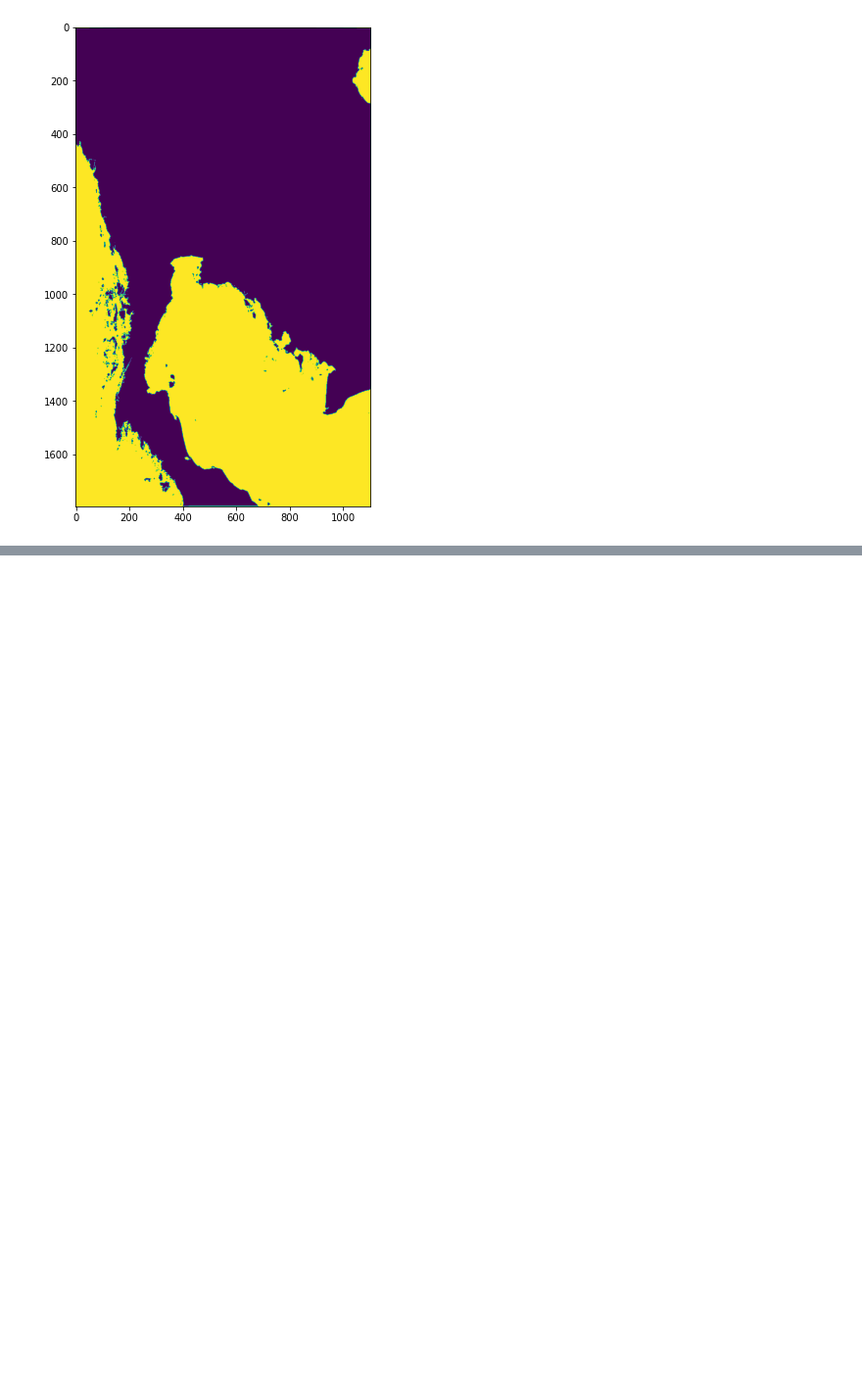
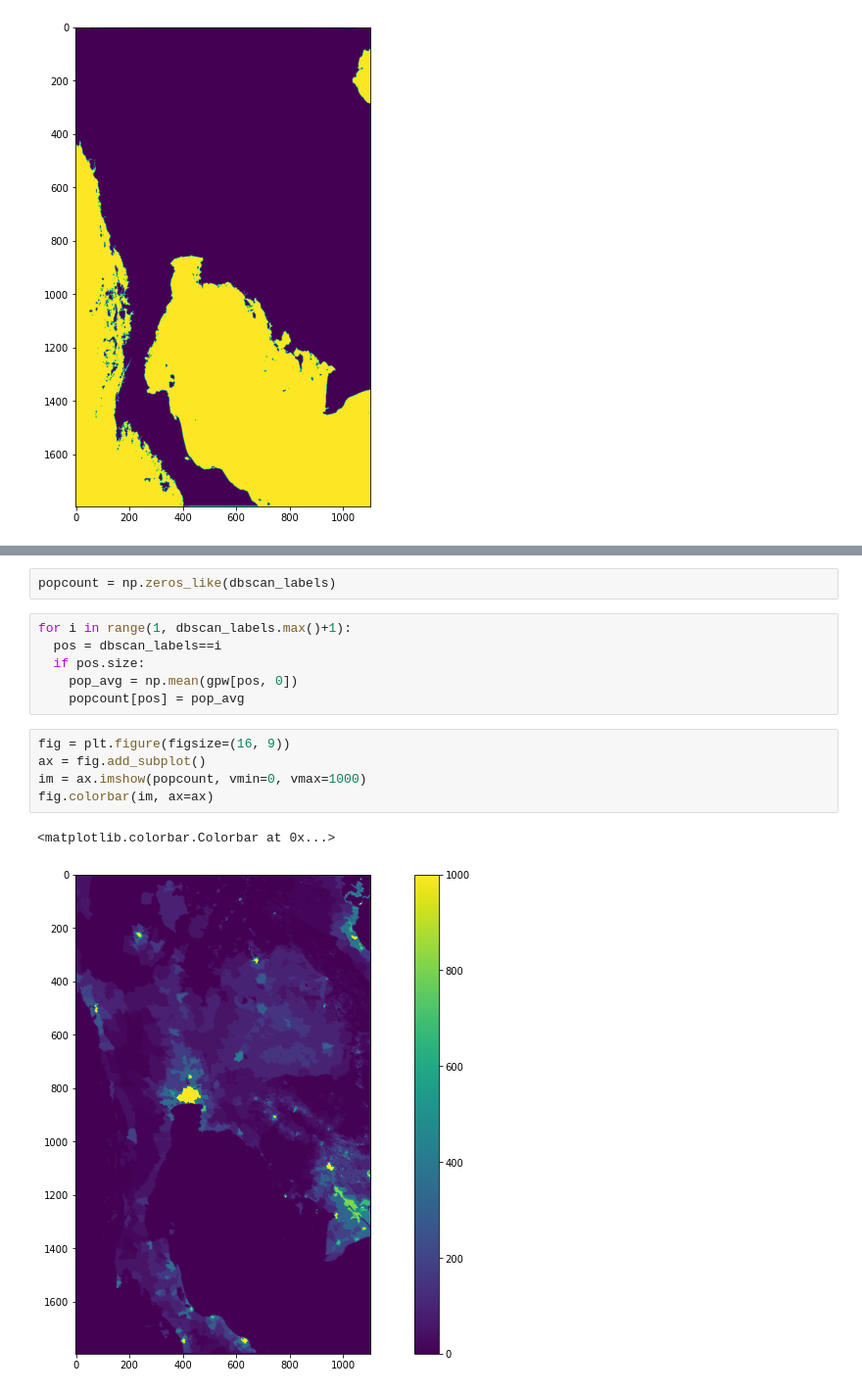
Before and after one commit to olley102/CommunityDetectionURSS, a Jupyter notebook: clustering_image_segmentation.ipynb, the cells around one changed output, grey strips where cells are left out. Shown at 98% size. Drawn from its saved outputs; the diff is of its cells as text; blank space fills up the shorter version.

Commit message:
Map of average popcount for each cluster

```diff
--- a/clustering_image_segmentation.ipynb
+++ b/clustering_image_segmentation.ipynb
@@ -208,0 +236,16 @@ ax.imshow(img)
+# %%
+popcount = np.zeros_like(dbscan_labels)
+# %%
+for i in range(1, dbscan_labels.max()+1):
+  pos = dbscan_labels==i
+  if pos.size:
+    pop_avg = np.mean(gpw[pos, 0])
+    popcount[pos] = pop_avg
+# %%
+fig = plt.figure(figsize=(16, 9))
+ax = fig.add_subplot()
+im = ax.imshow(popcount, vmin=0, vmax=1000)
+fig.colorbar(im, ax=ax)
+# %% [output]
+<matplotlib.colorbar.Colorbar at 0x...>
+[figure, added]
```
Also changed, not shown: parts of 6 cells of this notebook.
